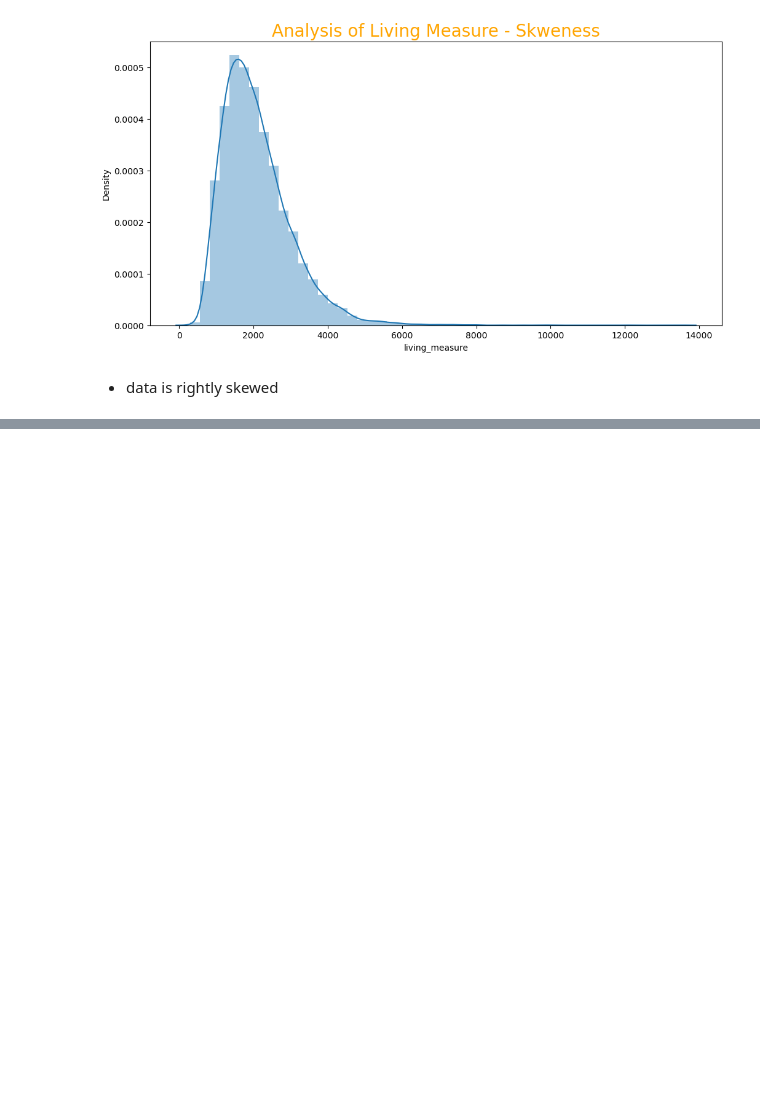
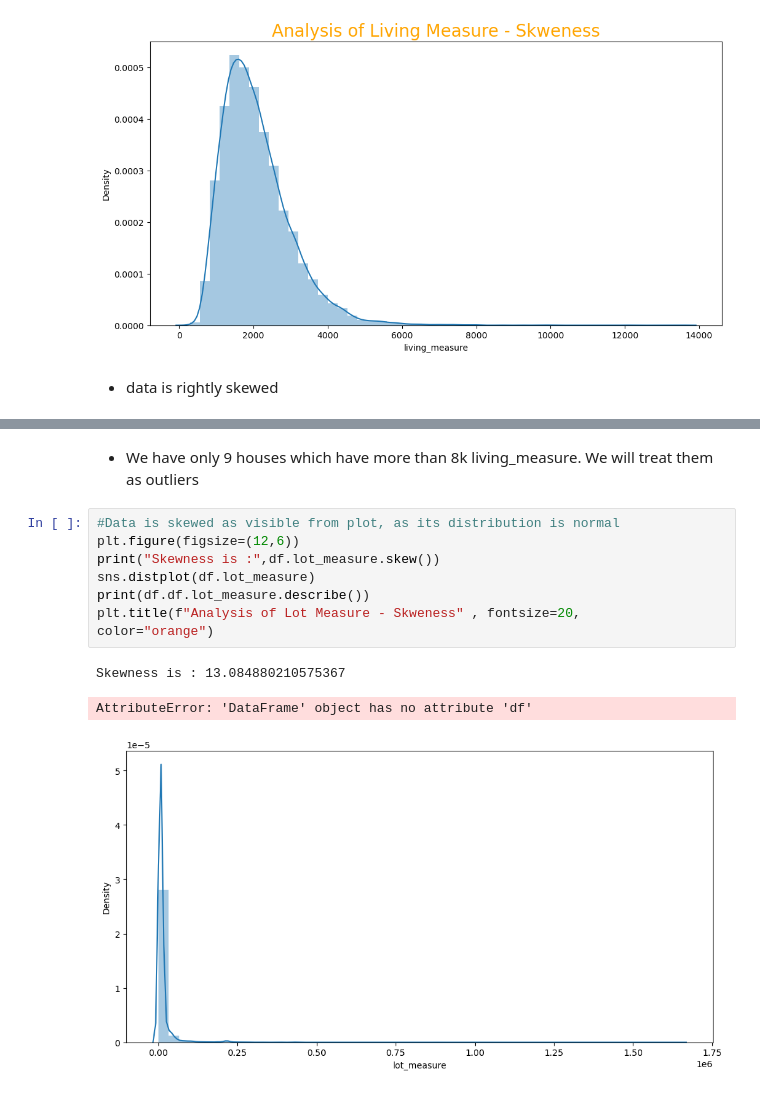
Before and after one commit to rivillasm/ineuron, a Jupyter notebook: Projects/RealEstate.ipynb, the cells around one changed output, grey strips where cells are left out. Cells and saved outputs as stored; diff of their text form; blank space fills up the shorter version.

```diff
--- a/Projects/RealEstate.ipynb
+++ b/Projects/RealEstate.ipynb
@@ -706,0 +722,13 @@ Text(0.5, 1.0, 'Analysis of Living Measure - Skweness')
+# %% [markdown]
+* We have only 9 houses which have more than 8k living_measure. We will treat them as outliers
+# %%
+#Data is skewed as visible from plot, as its distribution is normal
+plt.figure(figsize=(12,6))
+print("Skewness is :",df.lot_measure.skew())
+sns.distplot(df.lot_measure)
+print(df.df.lot_measure.describe())
+plt.title(f"Analysis of Lot Measure - Skweness" , fontsize=20,     color="orange")
+# %% [output]
+Skewness is : 13.084880210575367
+AttributeError: 'DataFrame' object has no attribute 'df'
+[figure, added]
```
Also changed, not shown: parts of 1 cell of this notebook.
